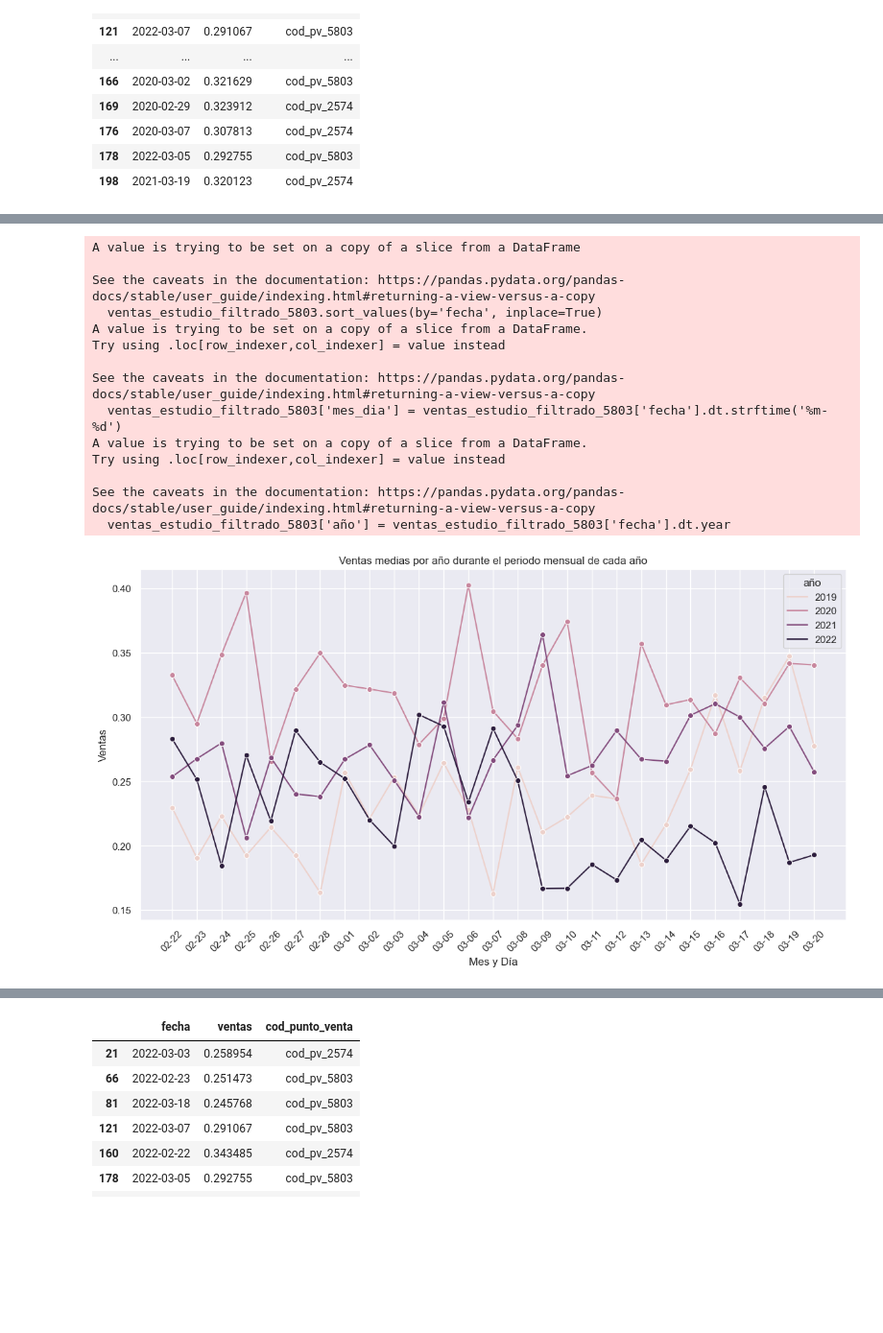
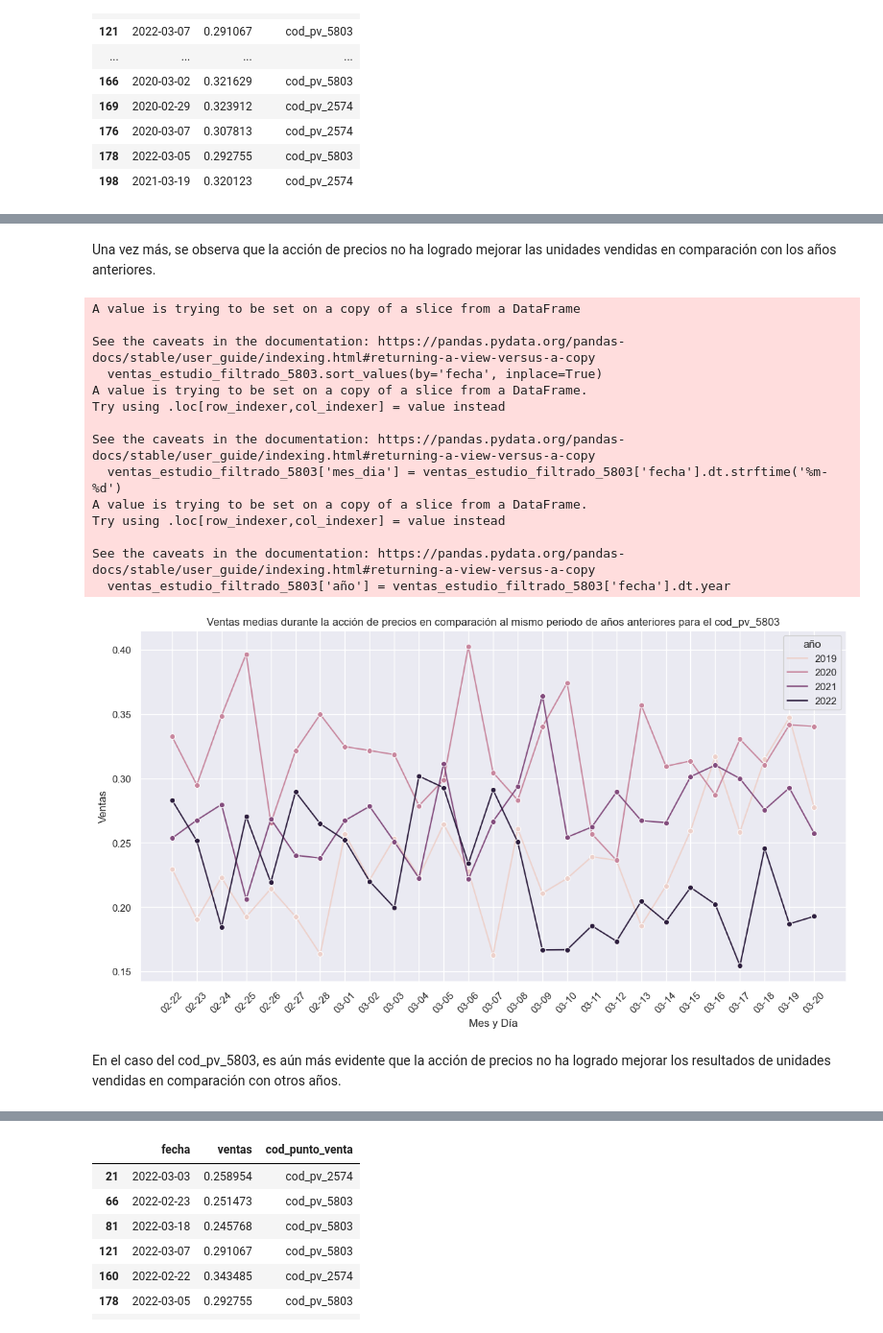
Before and after one commit to lftmc98/prueba-tecnica-repsol, a Jupyter notebook: prueba-1/analisis.ipynb, the cells around one changed output, grey strips where cells are left out. Shown: that part at 96% size. Drawn from its saved outputs; the diff is of its cells as text; code cells hidden in the pictures; blank space fills up the shorter version.

```diff
--- a/prueba-1/analisis.ipynb
+++ b/prueba-1/analisis.ipynb
@@ -175,3 +181,5 @@ See the caveats in the documentation: https://pandas.pydata.org/pandas-docs/stab
+# %% [markdown]
+Una vez más, se observa que la acción de precios no ha logrado mejorar las unidades vendidas en comparación con los años anteriores.
 # %%
 
 
@@ -186,33 +194,35 @@ ventas_estudio_filtrado_5803['año'] = ventas_estudio_filtrado_5803['fecha'].dt.
 # Configurar el estilo de los gráficos
 sns.set(style="darkgrid")
 
 # Crear el gráfico de líneas
 plt.figure(figsize=(14, 7))
 sns.lineplot(data=ventas_estudio_filtrado_5803, x='mes_dia', y='ventas', marker='o', hue='año')
 
 # Configurar etiquetas y título
-plt.title('Ventas medias por año durante el periodo mensual de cada año')
+plt.title('Ventas medias durante la acción de precios en comparación al mismo periodo de años anteriores para el cod_pv_5803')
 plt.xlabel('Mes y Día')
 plt.ylabel('Ventas')
 plt.xticks(rotation=45)
 
 
 # Mostrar el gráfico
 plt.show()
 # %% [output]
 A value is trying to be set on a copy of a slice from a DataFrame
 
 See the caveats in the documentation: https://pandas.pydata.org/pandas-docs/stable/user_guide/indexing.html#returning-a-view-versus-a-copy
   ventas_estudio_filtrado_5803.sort_values(by='fecha', inplace=True)
 A value is trying to be set on a copy of a slice from a DataFrame.
 Try using .loc[row_indexer,col_indexer] = value instead
 
 See the caveats in the documentation: https://pandas.pydata.org/pandas-docs/stable/user_guide/indexing.html#returning-a-view-versus-a-copy
   ventas_estudio_filtrado_5803['mes_dia'] = ventas_estudio_filtrado_5803['fecha'].dt.strftime('%m-%d')
 A value is trying to be set on a copy of a slice from a DataFrame.
 Try using .loc[row_indexer,col_indexer] = value instead
 
 See the caveats in the documentation: https://pandas.pydata.org/pandas-docs/stable/user_guide/indexing.html#returning-a-view-versus-a-copy
   ventas_estudio_filtrado_5803['año'] = ventas_estudio_filtrado_5803['fecha'].dt.year
-[figure, old version]
+[figure, new version]
+# %% [markdown]
+En el caso del cod_pv_5803, es aún más evidente que la acción de precios no ha logrado mejorar los resultados de unidades vendidas en comparación con otros años.
 # %% [markdown]
```
Also changed, not shown: parts of 13 cells of this notebook, 7 other files.
